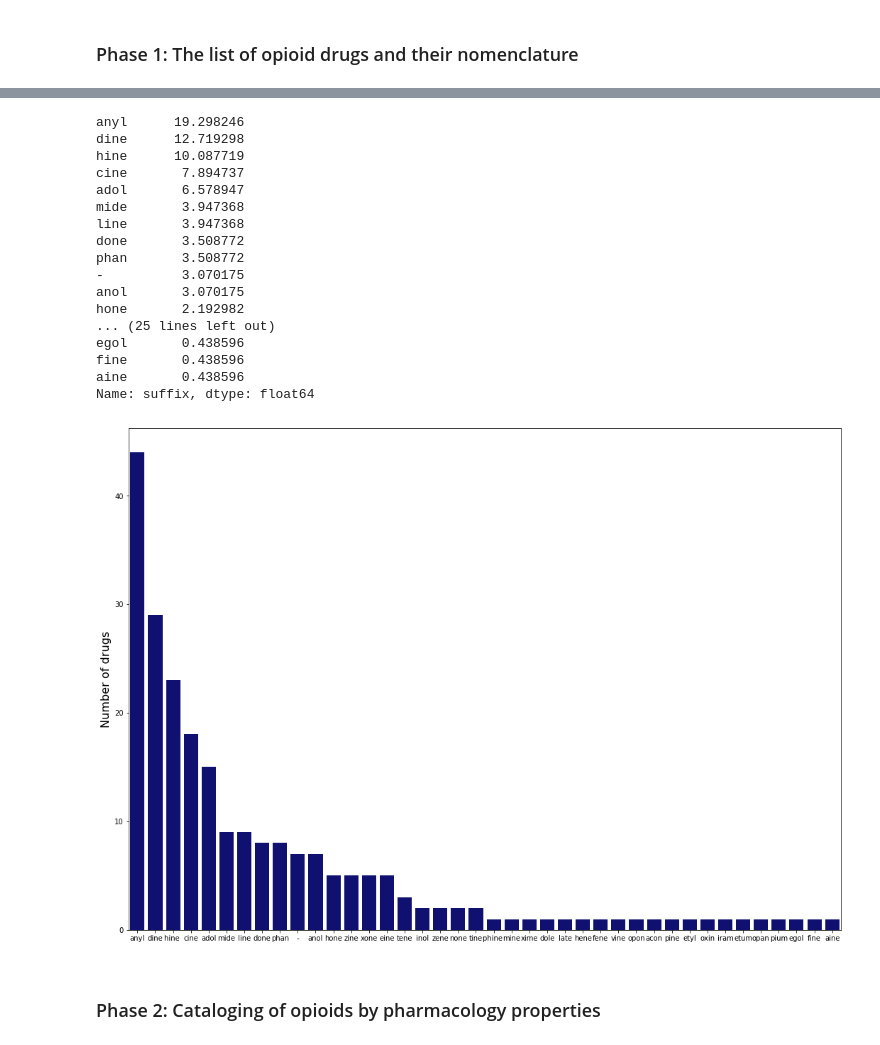
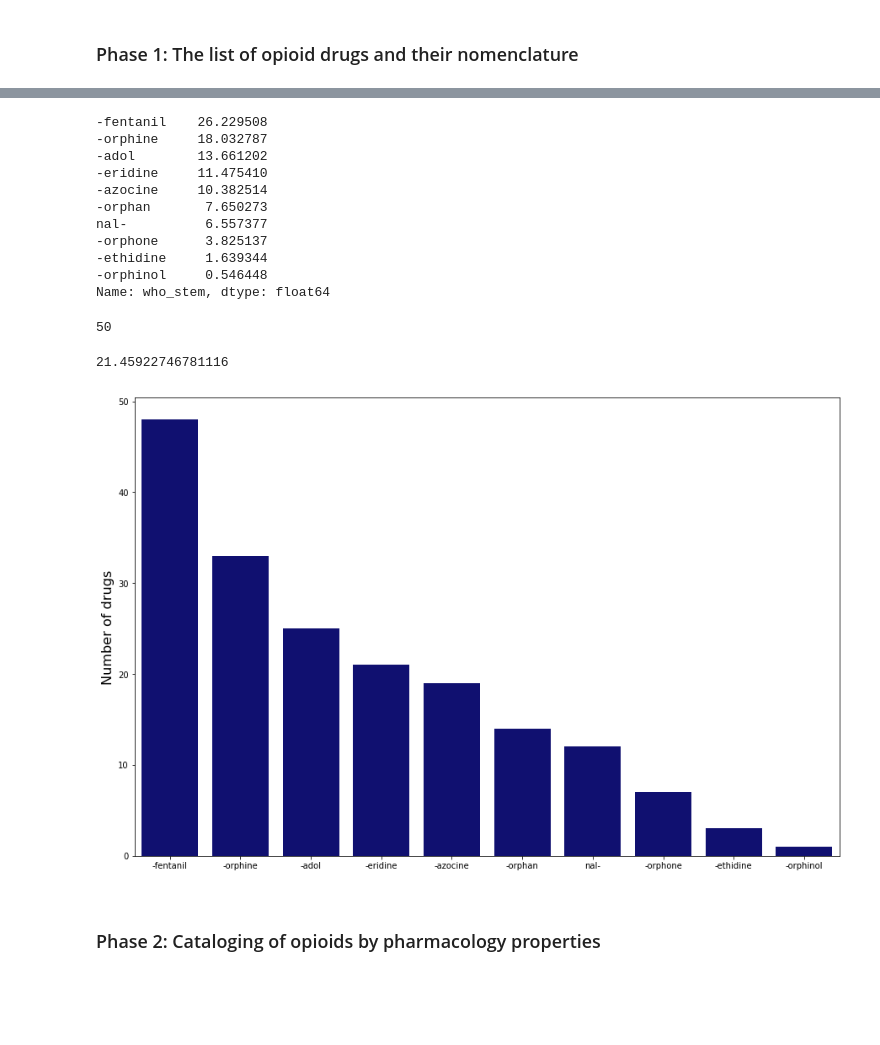
Before and after one commit to georgiarichards/CatalogueofOpioids, a Jupyter notebook: OxCatOps.ipynb, the cells around one changed output, grey strips where cells are left out. Drawn from its saved outputs; the diff is of its cells as text; code cells hidden in the pictures; blank space fills up the shorter version.

```diff
--- a/OxCatOps.ipynb
+++ b/OxCatOps.ipynb
@@ -162,37 +171,40 @@ Name: suffix, dtype: int64
 # %%
-# the percentage of drugs in each suffix subgroup
-(df1['suffix'].value_counts()/df1['suffix'].count())*100
+# the percentage of drugs in each stem subgroup
+(df1['who_stem'].value_counts()/df1['who_stem'].count())*100
 # %% [output]
-anyl      19.298246
-dine      12.719298
-hine      10.087719
-cine       7.894737
-adol       6.578947
-mide       3.947368
-line       3.947368
-done       3.508772
-phan       3.508772
--          3.070175
-anol       3.070175
-hone       2.192982
-... (25 lines left out)
-egol       0.438596
-fine       0.438596
-aine       0.438596
-Name: suffix, dtype: float64
+-fentanil    26.229508
+-orphine     18.032787
+-adol        13.661202
+-eridine     11.475410
+-azocine     10.382514
+-orphan       7.650273
+nal-          6.557377
+-orphone      3.825137
+-ethidine     1.639344
+-orphinol     0.546448
+Name: who_stem, dtype: float64
+# %%
+# number of drugs with no stem
+len(df1) - df1['who_stem'].count()
+# %% [output]
+50
+# %%
+(50/233)*100
+# %% [output]
+21.45922746781116
 # %%
-# plotting the number of suffixes using seaborn
-plt.figure(figsize=(18,13))
+# plotting the number of stems using seaborn
+plt.figure(figsize=(15,10))
 ax = sns.countplot(data=df1,
-                   x="suffix",
+                   x="who_stem",
                    color="navy",
-                   order=df1['suffix'].value_counts().index)
+                   order=df1['who_stem'].value_counts().index)
 plt.xlabel(' ')
 plt.ylabel('Number of drugs', fontsize=16)
 
-plt.savefig("fig_suffix.png", dpi=600)
+plt.savefig("fig_stem.png", dpi=600)
 # %% [output]
-[figure, old version]
+[figure, new version]
 # %% [markdown]
 ### Phase 2: Cataloging of opioids by pharmacology properties
 # %%
```
Also changed, not shown: parts of 39 cells of this notebook, 6 other files.
